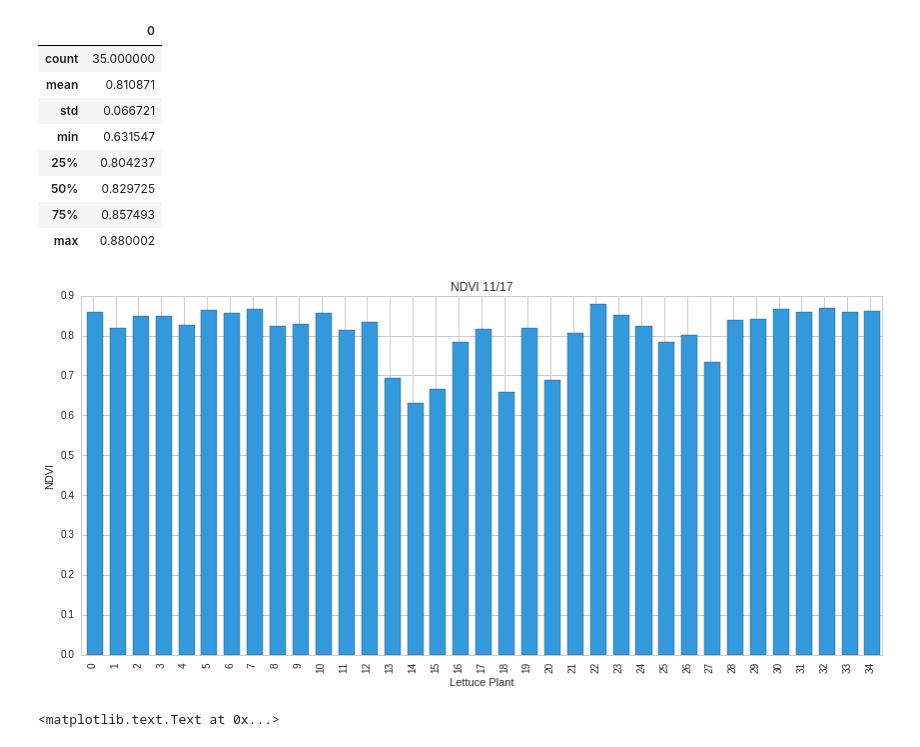
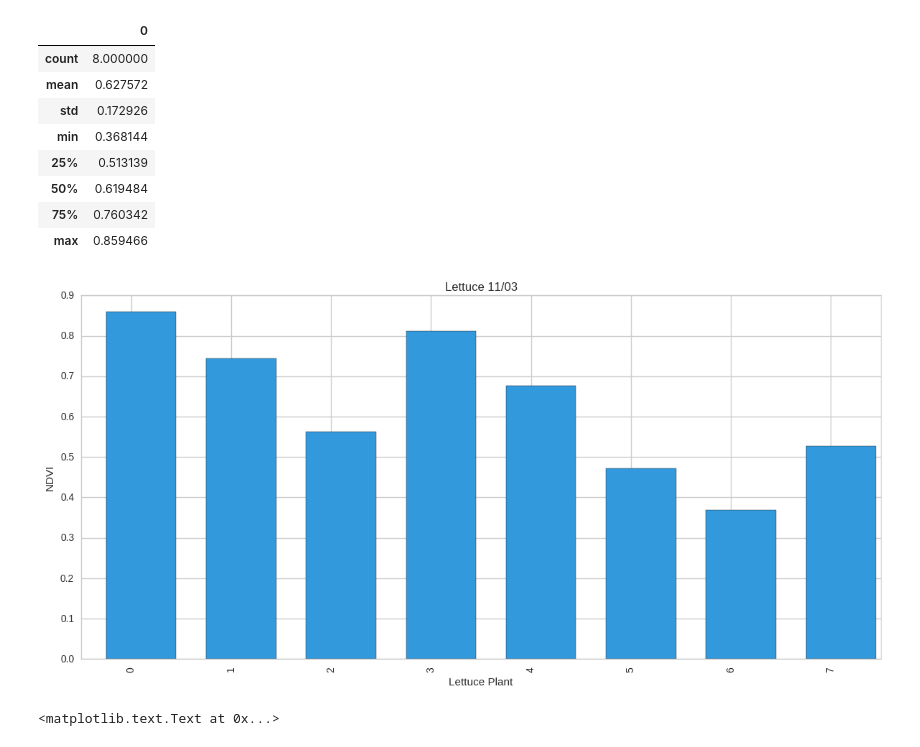
Before and after one commit to cheripai/thesis, a Jupyter notebook: notebooks/NDVI.ipynb, the cells around one changed output. Saved outputs shown, nothing was run; the diff lists cells and outputs as text; code cells hidden in the pictures.

```diff
--- a/notebooks/NDVI.ipynb
+++ b/notebooks/NDVI.ipynb
@@ -7,28 +7,28 @@ import matplotlib.pyplot as plt
 sns.set(style="whitegrid", color_codes=True)
 plt.rcParams['figure.figsize'] = (12, 6)
 # %%
-df = pd.read_csv("../data/2016-11-17_avg_ndvi.csv", header=None)
+df = pd.read_csv("../data/NDVI/Lettuce_2016-11-03.csv", header=None)
 # %%
 df.describe()
 # %% [output]
 |  | 0 |
-| count | 35.000000 |
-| mean | 0.810871 |
-| std | 0.066721 |
-| min | 0.631547 |
-| 25% | 0.804237 |
-| 50% | 0.829725 |
-| 75% | 0.857493 |
-| max | 0.880002 |
+| count | 8.000000 |
+| mean | 0.627572 |
+| std | 0.172926 |
+| min | 0.368144 |
+| 25% | 0.513139 |
+| 50% | 0.619484 |
+| 75% | 0.760342 |
+| max | 0.859466 |
 # %%
-ax = df.plot(kind="bar", legend=None, title="NDVI 11/17", color="#3399DD")
+ax = df.plot(kind="bar", legend=None, title="Lettuce 11/03", color="#3399DD")
 for container in ax.containers:
     plt.setp(container, width=0.7)
 ax.set_xlabel("Lettuce Plant")
 ax.set_ylabel("NDVI")
 plt.tight_layout()
 # %% [output]
-[figure, old version]
+[figure, new version]
 # %%
 ax = df.plot(kind="hist", bins=14, color="#3399DD", legend=False)
 ax.set_xlabel("NDVI")
```
Also changed, not shown: 4 other files.
